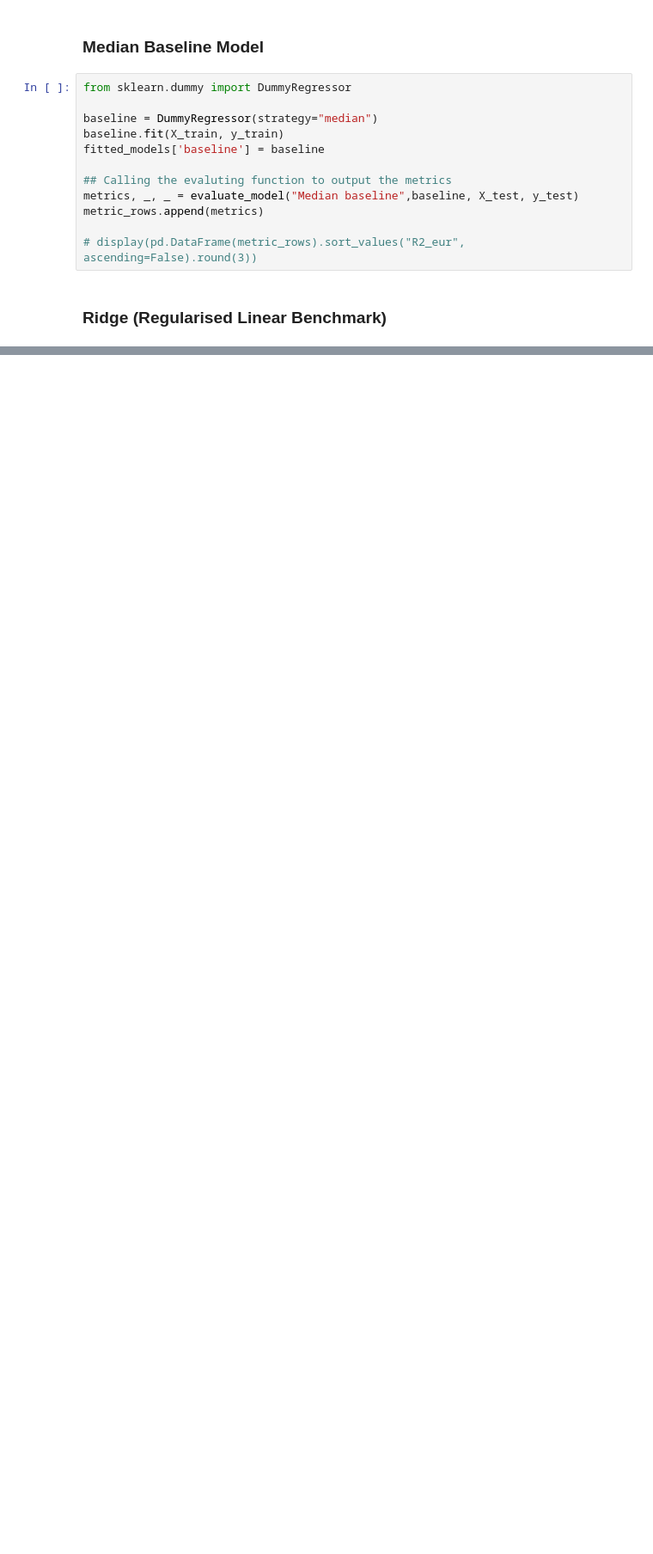
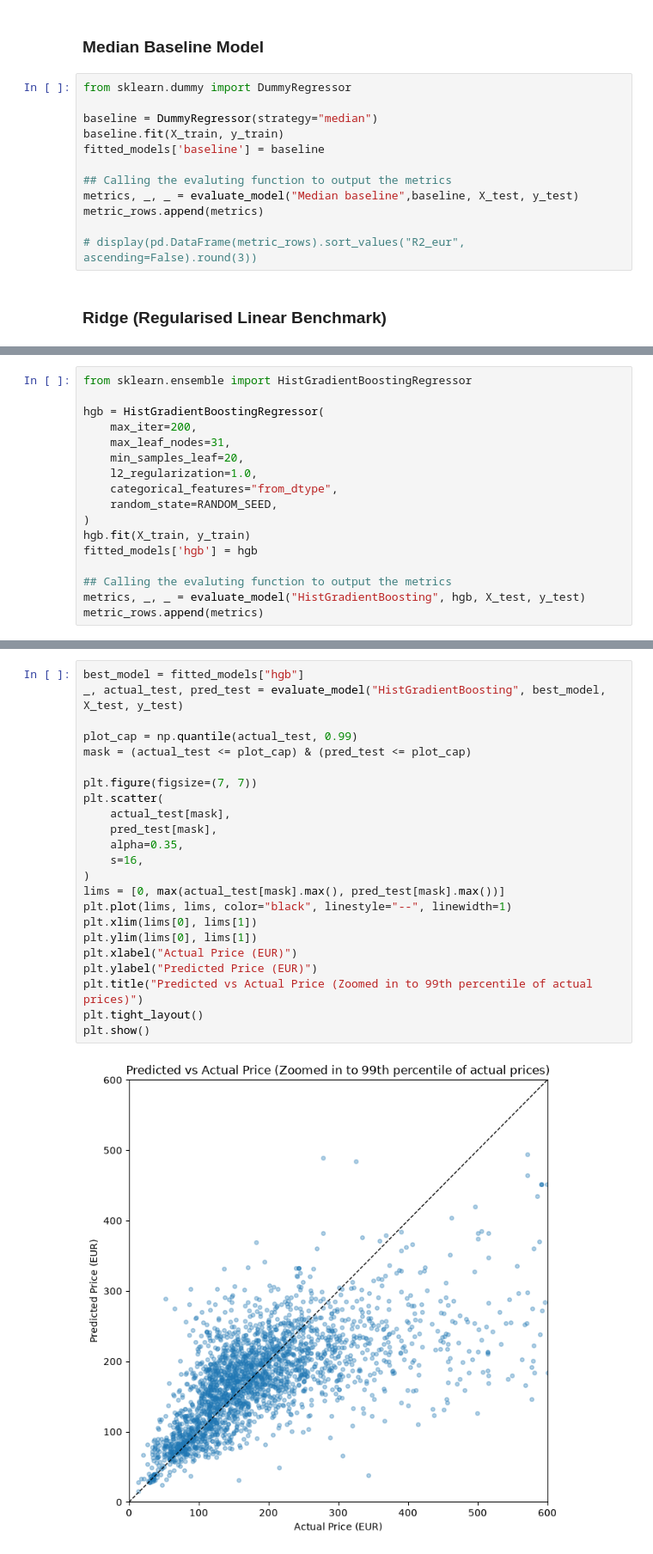
Before and after one commit to dev-deg/aci-26-pt, a Jupyter notebook: case-study/summary-eda.ipynb, the cells around one changed output, grey strips where cells are left out. Shown at 86% size. Saved outputs shown, nothing was run; the diff lists cells and outputs as text; blank space fills up the shorter version.

Commit message:
completed 3 algorithms with visualisations

```diff
--- a/case-study/summary-eda.ipynb
+++ b/case-study/summary-eda.ipynb
@@ -689,0 +697,17 @@ display(pd.DataFrame(metric_rows).sort_values("R2_eur", ascending=False).round(3
+# %%
+from sklearn.ensemble import HistGradientBoostingRegressor
+
+hgb = HistGradientBoostingRegressor(
+    max_iter=200,
+    max_leaf_nodes=31,
+    min_samples_leaf=20,
+    l2_regularization=1.0,
+    categorical_features="from_dtype",
+    random_state=RANDOM_SEED,
+)
+hgb.fit(X_train, y_train)
+fitted_models['hgb'] = hgb
+
+## Calling the evaluting function to output the metrics
+metrics, _, _ = evaluate_model("HistGradientBoosting", hgb, X_test, y_test)
+metric_rows.append(metrics)
@@ -689,0 +725,25 @@ display(pd.DataFrame(metric_rows).sort_values("R2_eur", ascending=False).round(3
+# %%
+best_model = fitted_models["hgb"]
+_, actual_test, pred_test = evaluate_model("HistGradientBoosting", best_model, X_test, y_test)
+
+plot_cap = np.quantile(actual_test, 0.99)
+mask = (actual_test <= plot_cap) & (pred_test <= plot_cap)
+
+plt.figure(figsize=(7, 7))
+plt.scatter(
+    actual_test[mask],
+    pred_test[mask],
+    alpha=0.35,
+    s=16,
+)
+lims = [0, max(actual_test[mask].max(), pred_test[mask].max())]
+plt.plot(lims, lims, color="black", linestyle="--", linewidth=1)
+plt.xlim(lims[0], lims[1])
+plt.ylim(lims[0], lims[1])
+plt.xlabel("Actual Price (EUR)")
+plt.ylabel("Predicted Price (EUR)")
+plt.title("Predicted vs Actual Price (Zoomed in to 99th percentile of actual prices)")
+plt.tight_layout()
+plt.show()
+# %% [output]
+[figure, added]
```
Also changed, not shown: parts of 7 cells of this notebook.
